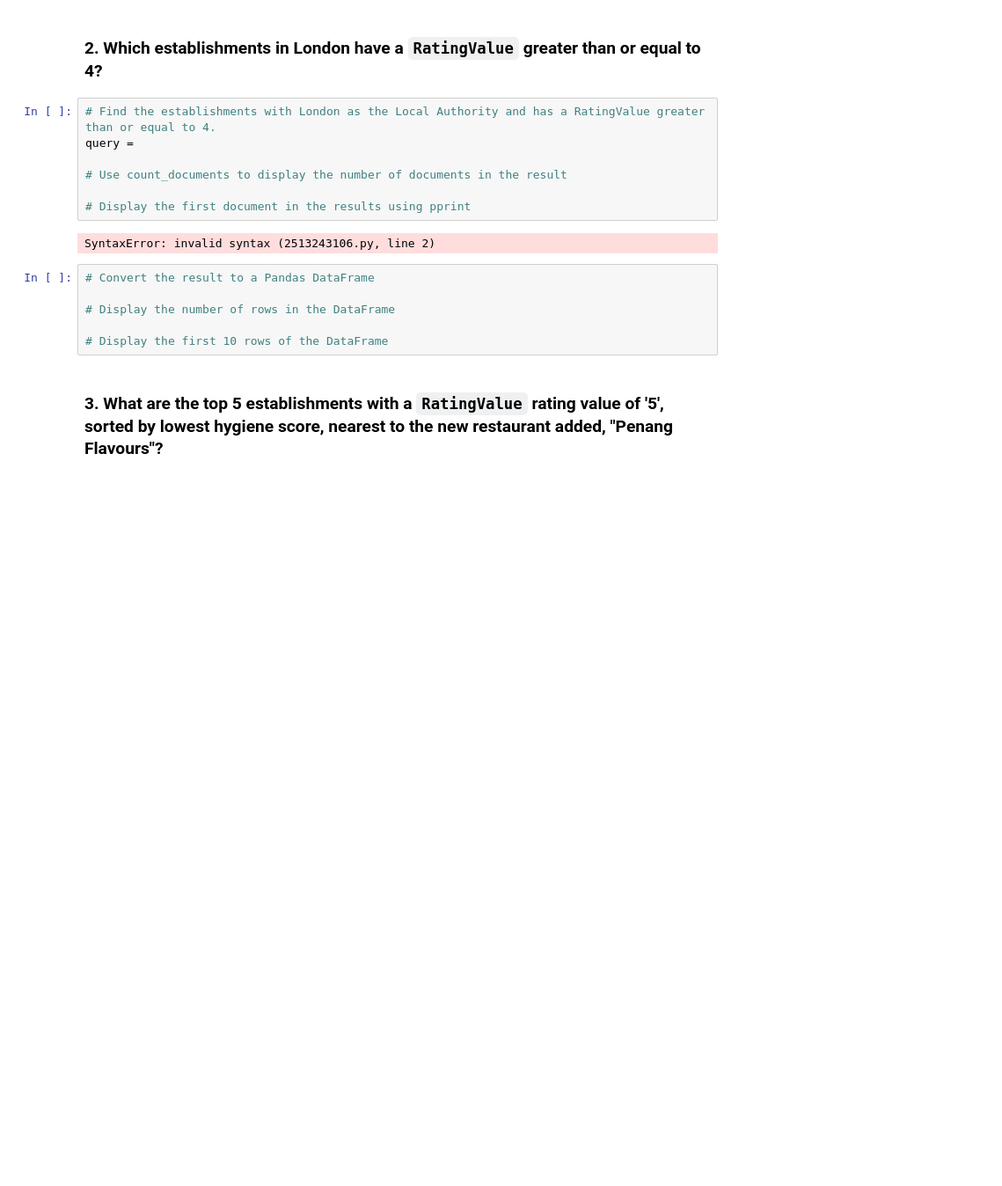
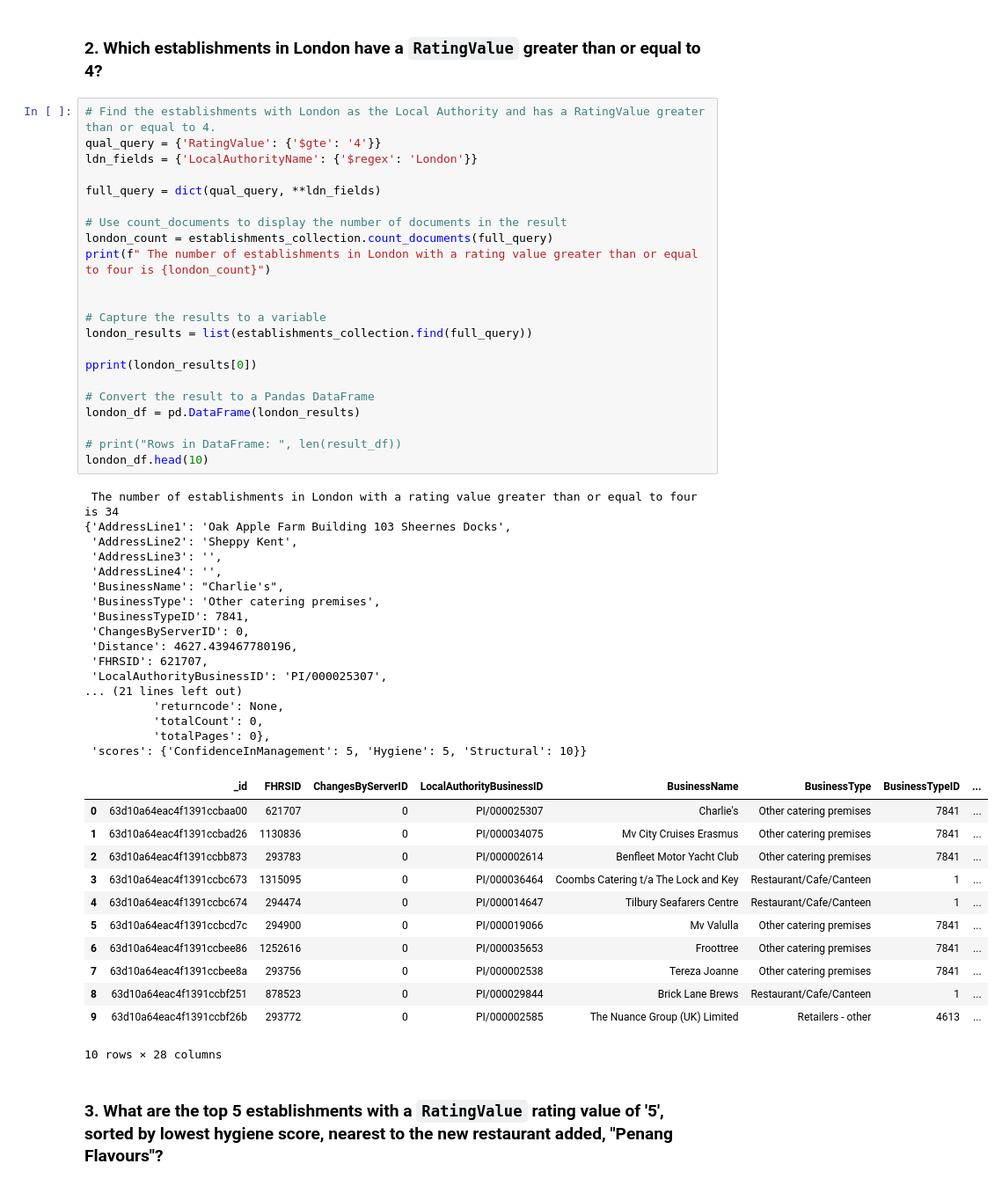
Before and after one commit to gussiepoole/NoSQL_challenge_mongo, a Jupyter notebook: NoSQL_analysis.ipynb, the cells around one changed output. Shown: that part at 88% size. Cells and saved outputs as stored; diff of their text form; blank space fills up the shorter version.

```diff
--- a/NoSQL_analysis.ipynb
+++ b/NoSQL_analysis.ipynb
@@ -139,18 +114,55 @@ for i in range(results.count()):
 ### 2. Which establishments in London have a `RatingValue` greater than or equal to 4?
 # %%
 # Find the establishments with London as the Local Authority and has a RatingValue greater than or equal to 4.
-query =
+qual_query = {'RatingValue': {'$gte': '4'}}
+ldn_fields = {'LocalAuthorityName': {'$regex': 'London'}}
+
+full_query = dict(qual_query, **ldn_fields)
 
 # Use count_documents to display the number of documents in the result
+london_count = establishments_collection.count_documents(full_query)
+print(f" The number of establishments in London with a rating value greater than or equal to four is {london_count}")
 
-# Display the first document in the results using pprint
+
+# Capture the results to a variable
+london_results = list(establishments_collection.find(full_query))
+
+pprint(london_results[0])
+
+# Convert the result to a Pandas DataFrame
+london_df = pd.DataFrame(london_results)
+
+# print("Rows in DataFrame: ", len(result_df))
+london_df.head(10)
 # %% [output]
-SyntaxError: invalid syntax (2513243106.py, line 2)
+ The number of establishments in London with a rating value greater than or equal to four is 34
+{'AddressLine1': 'Oak Apple Farm Building 103 Sheernes Docks',
+ 'AddressLine2': 'Sheppy Kent',
+ 'AddressLine3': '',
+ 'AddressLine4': '',
+ 'BusinessName': "Charlie's",
+ 'BusinessType': 'Other catering premises',
+ 'BusinessTypeID': 7841,
+ 'ChangesByServerID': 0,
+ 'Distance': 4627.439467780196,
+ 'FHRSID': 621707,
+ 'LocalAuthorityBusinessID': 'PI/000025307',
+... (21 lines left out)
+          'returncode': None,
+          'totalCount': 0,
+          'totalPages': 0},
+ 'scores': {'ConfidenceInManagement': 5, 'Hygiene': 5, 'Structural': 10}}
+|  | _id | FHRSID | ChangesByServerID | LocalAuthorityBusinessID | BusinessName | BusinessType | BusinessTypeID | ... |
+| 0 | 63d10a64eac4f1391ccbaa00 | 621707 | 0 | PI/000025307 | Charlie's | Other catering premises | 7841 | ... |
+| 1 | 63d10a64eac4f1391ccbad26 | 1130836 | 0 | PI/000034075 | Mv City Cruises Erasmus | Other catering premises | 7841 | ... |
+| 2 | 63d10a64eac4f1391ccbb873 | 293783 | 0 | PI/000002614 | Benfleet Motor Yacht Club | Other catering premises | 7841 | ... |
+| 3 | 63d10a64eac4f1391ccbc673 | 1315095 | 0 | PI/000036464 | Coombs Catering t/a The Lock and Key | Restaurant/Cafe/Canteen | 1 | ... |
+| 4 | 63d10a64eac4f1391ccbc674 | 294474 | 0 | PI/000014647 | Tilbury Seafarers Centre | Restaurant/Cafe/Canteen | 1 | ... |
+| 5 | 63d10a64eac4f1391ccbcd7c | 294900 | 0 | PI/000019066 | Mv Valulla | Other catering premises | 7841 | ... |
+| 6 | 63d10a64eac4f1391ccbee86 | 1252616 | 0 | PI/000035653 | Froottree | Other catering premises | 7841 | ... |
+| 7 | 63d10a64eac4f1391ccbee8a | 293756 | 0 | PI/000002538 | Tereza Joanne | Other catering premises | 7841 | ... |
+| 8 | 63d10a64eac4f1391ccbf251 | 878523 | 0 | PI/000029844 | Brick Lane Brews | Restaurant/Cafe/Canteen | 1 | ... |
+| 9 | 63d10a64eac4f1391ccbf26b | 293772 | 0 | PI/000002585 | The Nuance Group (UK) Limited | Retailers - other | 4613 | ... |
+10 rows × 28 columns
-# %%
-# Convert the result to a Pandas DataFrame
-
-# Display the number of rows in the DataFrame
-
-# Display the first 10 rows of the DataFrame
 # %% [markdown]
 ### 3. What are the top 5 establishments with a `RatingValue` rating value of '5', sorted by lowest hygiene score, nearest to the new restaurant added, "Penang Flavours"?
```
Also changed, not shown: parts of 16 cells of this notebook, 1 other file.
